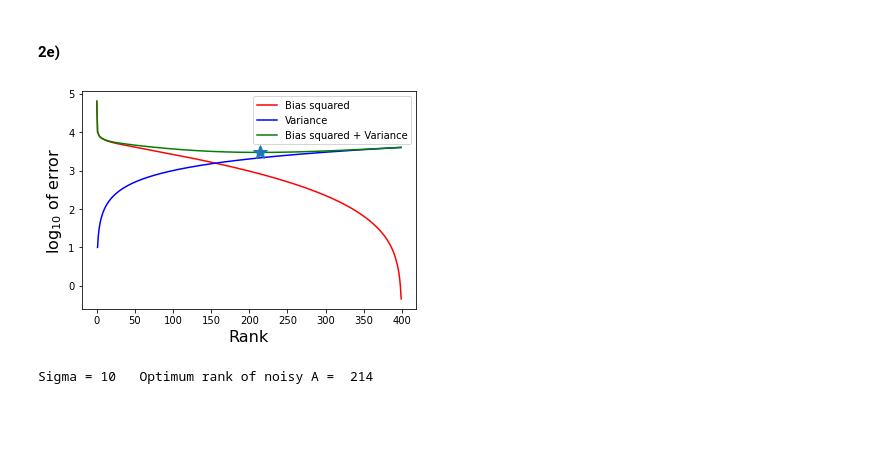
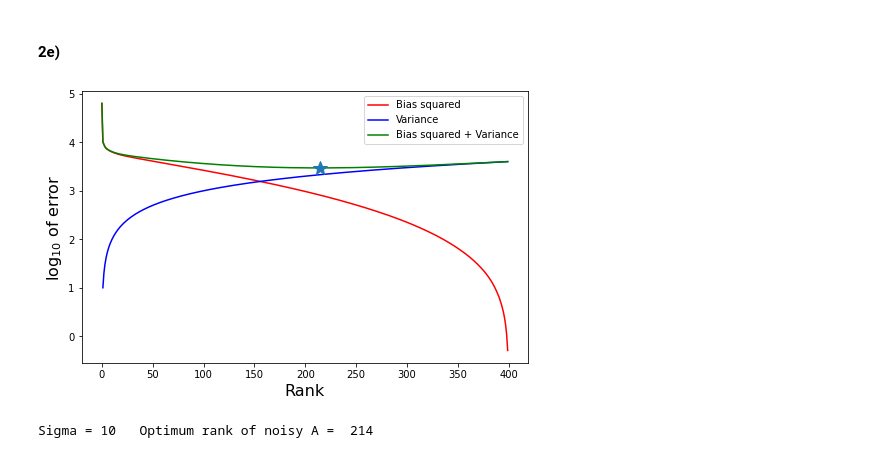
Before and after one commit to wdwzyyg/Dataforcolab, a Jupyter notebook: bucky_start.ipynb, the cells around one changed output. Cells and saved outputs as stored; diff of their text form; code cells hidden in the pictures; blank space fills up the shorter version.

```diff
--- a/bucky_start.ipynb
+++ b/bucky_start.ipynb
@@ -161,30 +161,30 @@ Sigma = 50   Optimum rank =  26
 # %%
 sigma2 = 10
 Anoise = A + np.sqrt(sigma2/600)* np.random.randn(np.shape(A)[0], np.shape(A)[1])
 
 U,s,VT = np.linalg.svd(Anoise,full_matrices=False)
 
 num_sv = min(rows, cols)
 bias_2 = np.zeros(num_sv)
 ranks = np.arange(num_sv)
 
 for r in range(num_sv):
     bias_2[r] = np.linalg.norm(s[r:num_sv])**2
 
 var = sigma2*ranks
 
-fig = plt.figure()
+fig = plt.figure(figsize=((8,5)))
 ax = fig.add_subplot(111)
 ax.plot(ranks,np.log10(bias_2),'r',label='Bias squared')
 ax.plot(ranks[1:],np.log10(var[1:]),'b', label = 'Variance')
 ax.plot(ranks,np.log10(bias_2+var),'g', label='Bias squared + Variance')
 min_bias_plus_variance_index = np.argmin(np.log10(bias_2+var))
 ax.plot(ranks[min_bias_plus_variance_index], np.log10(bias_2+var)[min_bias_plus_variance_index], '*', markersize=15)
 ax.set_xlabel('Rank', fontsize=16)
 ax.set_ylabel('$\log_{10}$ of error', fontsize=16)
 ax.legend()
 plt.show()
 print('Sigma = 10   Optimum rank of noisy A = ',ranks[min_bias_plus_variance_index],'\n')
 # %% [output]
-[figure, old version]
+[figure, new version]
 Sigma = 10   Optimum rank of noisy A =  214
```
